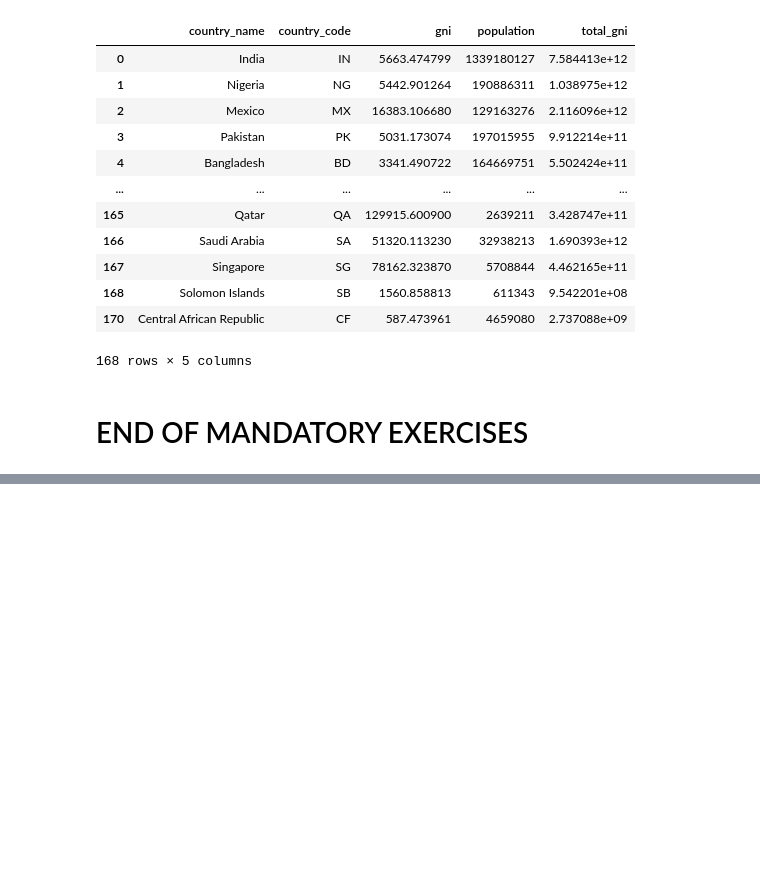
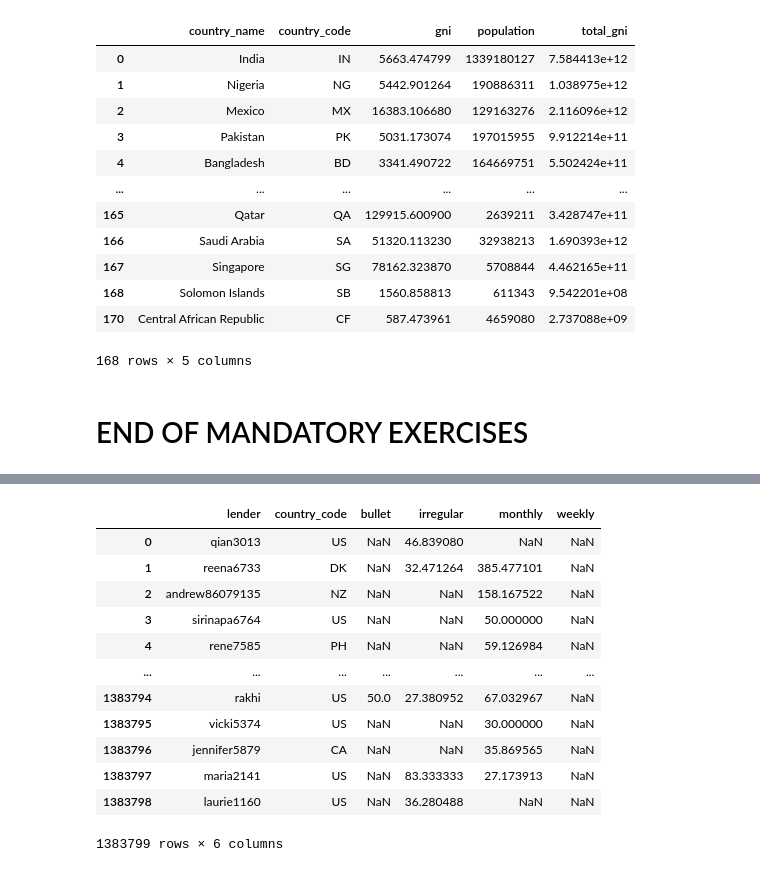
Before and after one commit to kayne87/FoCS, a Jupyter notebook: FoCS_new.ipynb, the cells around one changed output, grey strips where cells are left out. Saved outputs shown, nothing was run; the diff lists cells and outputs as text; code cells hidden in the pictures; blank space fills up the shorter version.

```diff
--- a/FoCS_new.ipynb
+++ b/FoCS_new.ipynb
@@ -1405,0 +1447,17 @@ NOTEBOOK EXECUTION TIME: 149.12610840797424
+# %%
+df_lender_country_repayments = pd.merge(df_lenders_countries, df_lenders_per_repayment_interval_status.reset_index(), on="lender")
+df_lender_country_repayments
+# %% [output]
+|  | lender | country_code | bullet | irregular | monthly | weekly |
+| 0 | qian3013 | US | NaN | 46.839080 | NaN | NaN |
+| 1 | reena6733 | DK | NaN | 32.471264 | 385.477101 | NaN |
+| 2 | andrew86079135 | NZ | NaN | NaN | 158.167522 | NaN |
+| 3 | sirinapa6764 | US | NaN | NaN | 50.000000 | NaN |
+| 4 | rene7585 | PH | NaN | NaN | 59.126984 | NaN |
+| ... | ... | ... | ... | ... | ... | ... |
+| 1383794 | rakhi | US | 50.0 | 27.380952 | 67.032967 | NaN |
+| 1383795 | vicki5374 | US | NaN | NaN | 30.000000 | NaN |
+| 1383796 | jennifer5879 | CA | NaN | NaN | 35.869565 | NaN |
+| 1383797 | maria2141 | US | NaN | 83.333333 | 27.173913 | NaN |
+| 1383798 | laurie1160 | US | NaN | 36.280488 | NaN | NaN |
+1383799 rows × 6 columns
```
Also changed, not shown: parts of 24 cells of this notebook.
